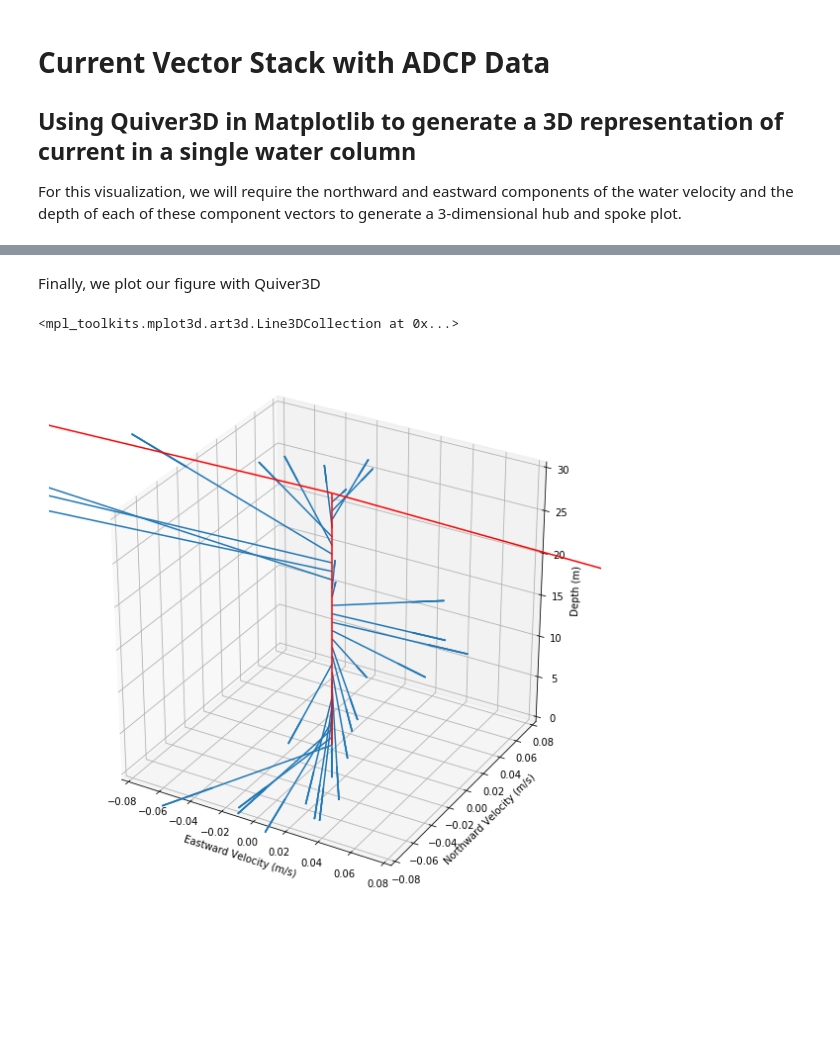
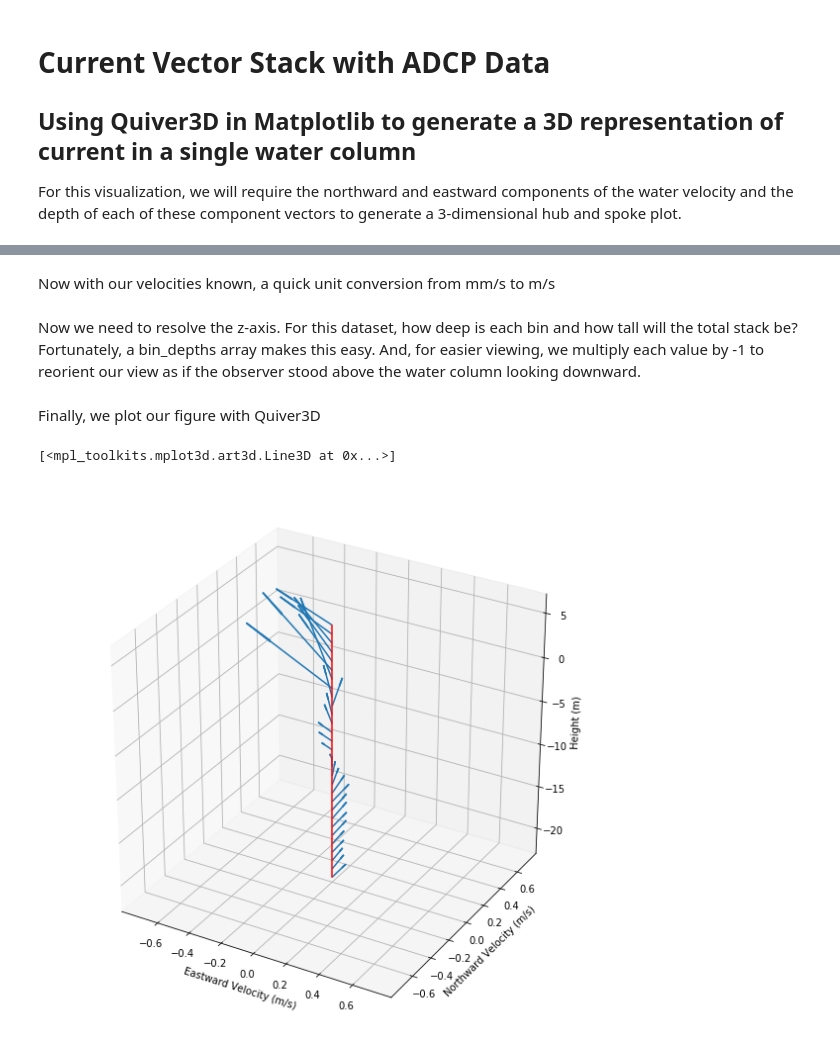
Before and after one commit to robfatland/notebooks, a Jupyter notebook: dev_notebooks/keenan/3Dvis/CurrentStack.ipynb, the cells around one changed output, grey strips where cells are left out. Drawn from its saved outputs; the diff is of its cells as text; code cells hidden in the pictures; blank space fills up the shorter version.

```diff
--- a/dev_notebooks/keenan/3Dvis/CurrentStack.ipynb
+++ b/dev_notebooks/keenan/3Dvis/CurrentStack.ipynb
@@ -65,25 +82,36 @@ vy = [float(r[targetdict["water_velocity_north"]]) / 1000 for r in d]
+# %% [markdown]
+Now with our velocities known, a quick unit conversion from mm/s to m/s
+# %%
+vx = [i / 1000 for i in x]
+vy = [j / 1000 for j in y]
+# %% [markdown]
+Now we need to resolve the z-axis. For this dataset, how deep is each bin and how tall will the total stack be? Fortunately, a bin_depths array makes this easy. And, for easier viewing, we multiply each value by -1 to reorient our view as if the observer stood above the water column looking downward.
+# %%
+depths = data["bin_depths"]
+depths = [i * -1 for i in depths]
 # %% [markdown]
 Finally, we plot our figure with Quiver3D
 # %%
 # set up figure
 fig = plt.figure(figsize=(10,10))
 
 # make it pretty and scaled for our data
 ax = fig.add_subplot(111, projection='3d')
-max_xy = max(vx + vy)
+max_xy = max(np.absolute(vx + vy))
 # number bins is equal to the length of any of the datatype lists
-max_z = bin_size * len(vx)
 ax.set_xlim(-max_xy,max_xy)
 ax.set_ylim(-max_xy,max_xy)
-ax.set_zlim(0, max_z)
+ax.set_zlim(min(depths), max(depths))
 ax.set_xlabel("Eastward Velocity (m/s)")
 ax.set_ylabel("Northward Velocity (m/s)")
-ax.set_zlabel("Depth (m)")
+ax.set_zlabel("Height (m)")
+
+# plot current vectors
+ax.quiver(0,0,depths,vx,vy,0)
 
 # plot central axis
-# plot current vectors
-ax.quiver(0,0,z_loc,vx,vy,0)
-ax.quiver(0,0,0,0,0,max_z,color="red")
+zeros = [0 for x in depths]
+ax.plot(zeros,zeros,depths,color="red")
 # %% [output]
-<mpl_toolkits.mplot3d.art3d.Line3DCollection at 0x...>
+[<mpl_toolkits.mplot3d.art3d.Line3D at 0x...>]
-[figure, old version]
+[figure, new version]
```
Also changed, not shown: parts of 8 cells of this notebook, 2 other files.
